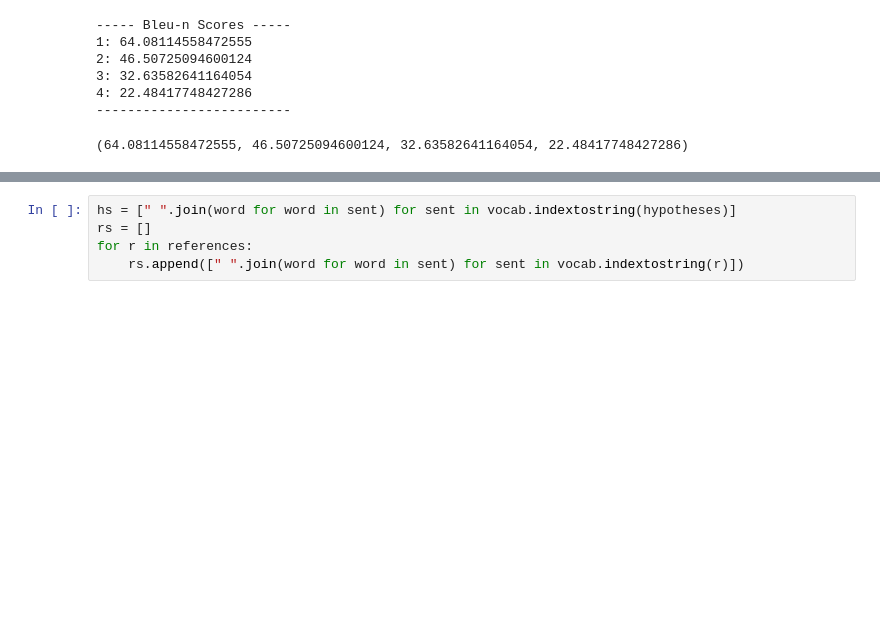
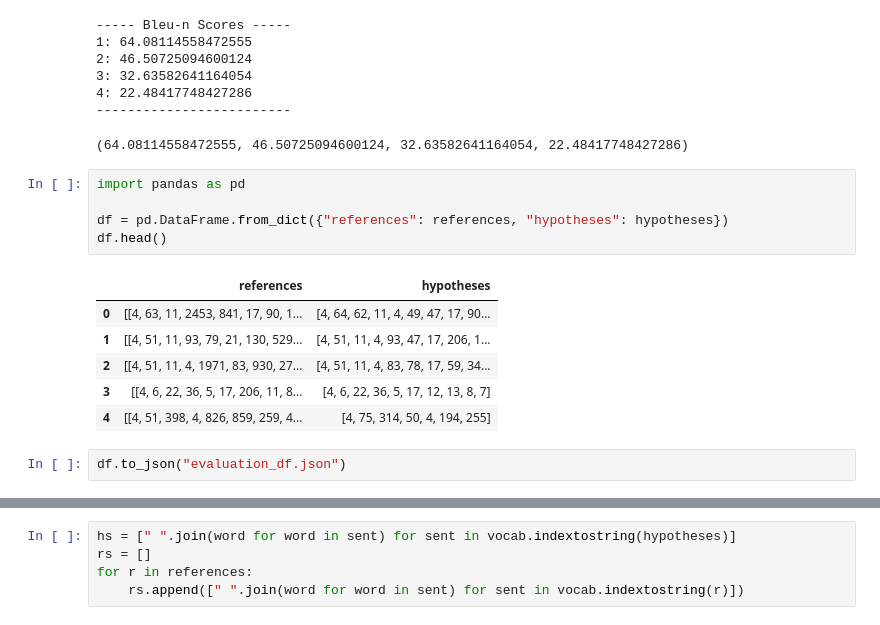
Before and after one commit to moaaztaha/Image-Captioning, a Jupyter notebook: Evaluate.ipynb, the cells around one changed output, grey strips where cells are left out. Drawn from its saved outputs; the diff is of its cells as text; blank space fills up the shorter version.

```diff
--- a/Evaluate.ipynb
+++ b/Evaluate.ipynb
@@ -406,3 +412,17 @@ print_scores(references, hypotheses)
 4: 22.48417748427286
 -------------------------
 (64.08114558472555, 46.50725094600124, 32.63582641164054, 22.48417748427286)
+# %%
+import pandas as pd
+
+df = pd.DataFrame.from_dict({"references": references, "hypotheses": hypotheses})
+df.head()
+# %% [output]
+|  | references | hypotheses |
+| 0 | [[4, 63, 11, 2453, 841, 17, 90, 1... | [4, 64, 62, 11, 4, 49, 47, 17, 90... |
+| 1 | [[4, 51, 11, 93, 79, 21, 130, 529... | [4, 51, 11, 4, 93, 47, 17, 206, 1... |
+| 2 | [[4, 51, 11, 4, 1971, 83, 930, 27... | [4, 51, 11, 4, 83, 78, 17, 59, 34... |
+| 3 | [[4, 6, 22, 36, 5, 17, 206, 11, 8... | [4, 6, 22, 36, 5, 17, 12, 13, 8, 7] |
+| 4 | [[4, 51, 398, 4, 826, 859, 259, 4... | [4, 75, 314, 50, 4, 194, 255] |
+# %%
+df.to_json("evaluation_df.json")
```
Also changed, not shown: parts of 5 cells of this notebook, 1 other file.
